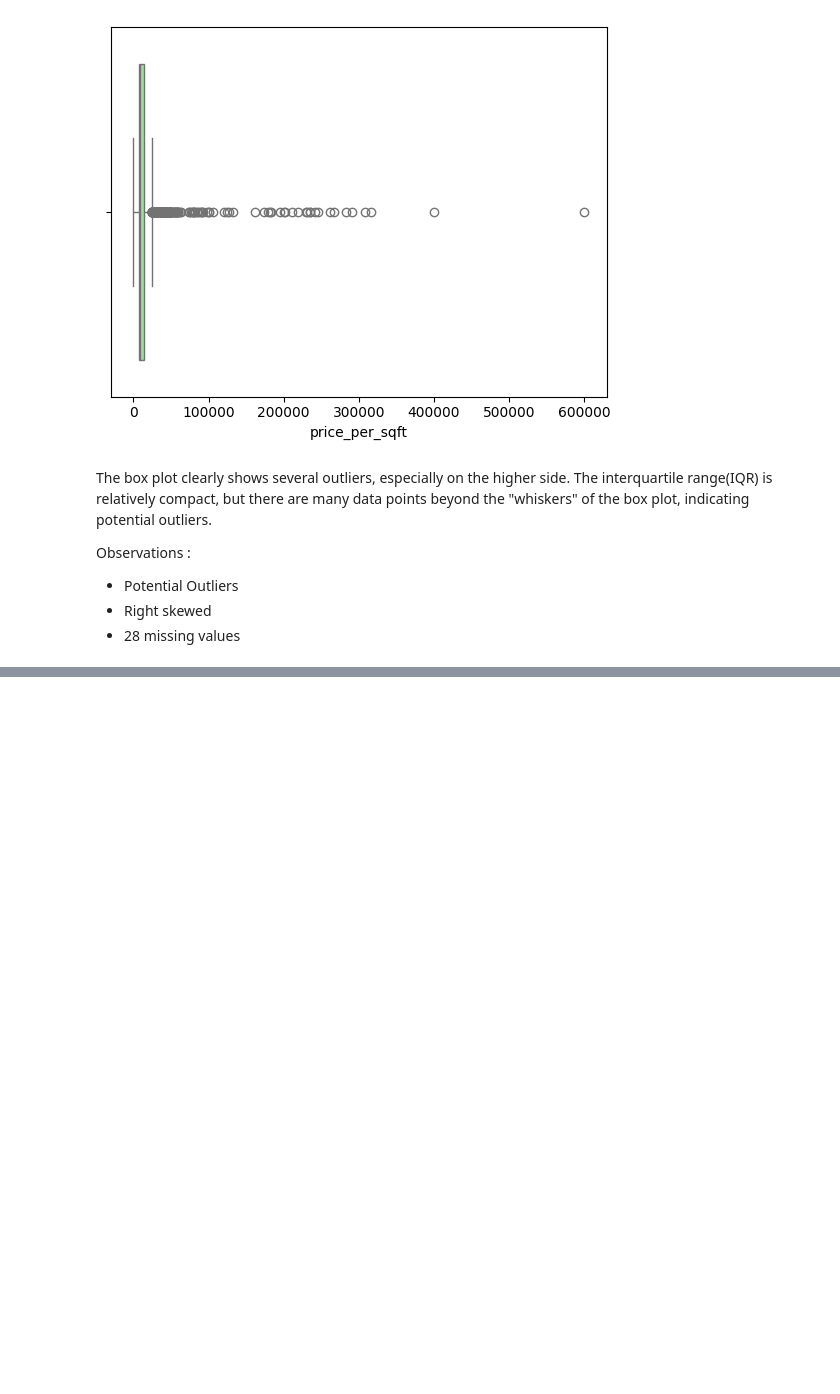
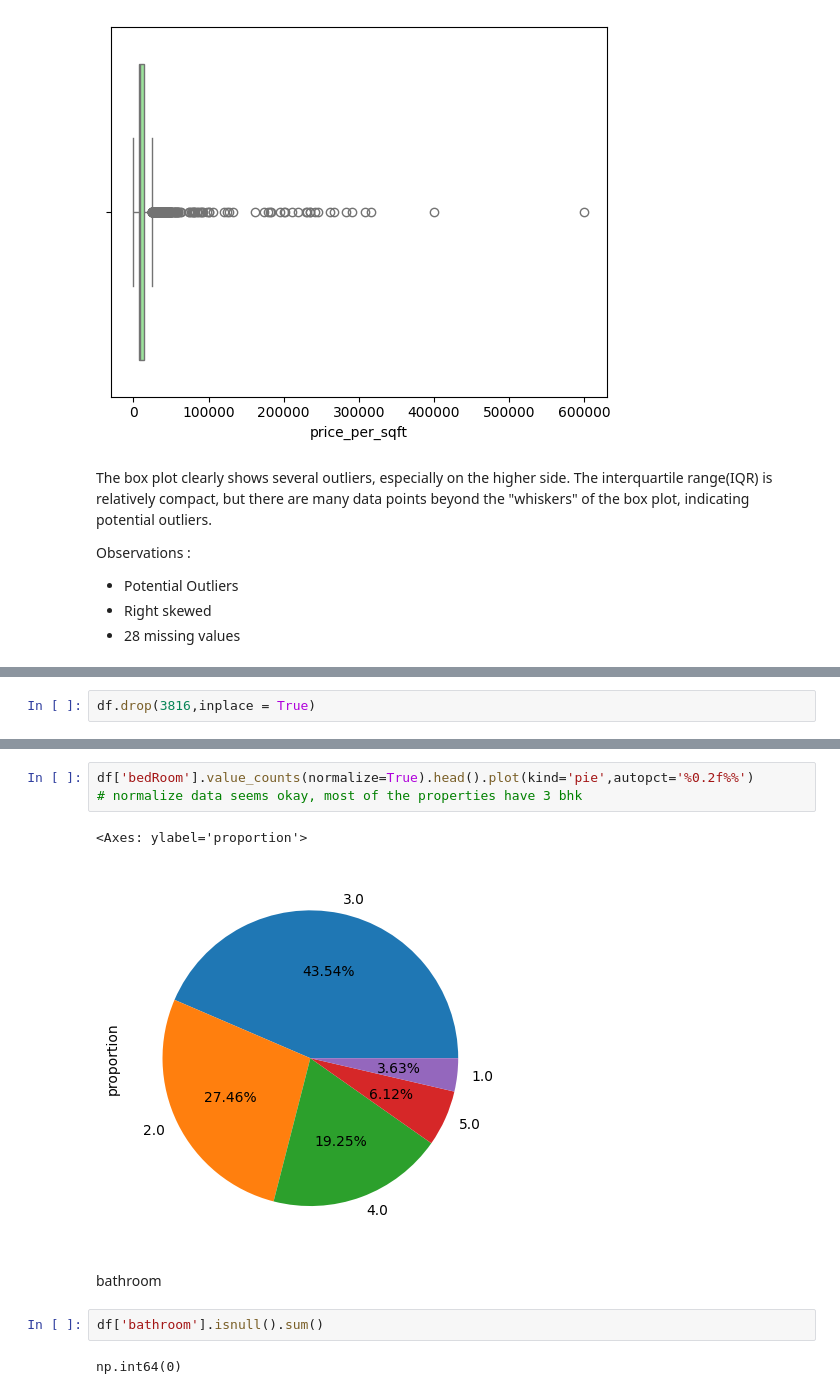
Before and after one commit to garvit1408/NestWise-, a Jupyter notebook: 4 - EDA/eda-univariate-analysis.ipynb, the cells around one changed output, grey strips where cells are left out. Drawn from its saved outputs; the diff is of its cells as text; blank space fills up the shorter version.

Commit message:
eda : bedRoom, bathroom, balcony, floorNum, facing, agePossession

```diff
--- a/4 - EDA/eda-univariate-analysis.ipynb
+++ b/4 - EDA/eda-univariate-analysis.ipynb
@@ -379,0 +391,2 @@ Observations :
+# %%
+df.drop(3816,inplace = True)
@@ -379,0 +417,12 @@ Observations :
+# %%
+df['bedRoom'].value_counts(normalize=True).head().plot(kind='pie',autopct='%0.2f%%')
+# normalize data seems okay, most of the properties have 3 bhk
+# %% [output]
+<Axes: ylabel='proportion'>
+[figure, added]
+# %% [markdown]
+bathroom
+# %%
+df['bathroom'].isnull().sum()
+# %% [output]
+np.int64(0)
```
Also changed, not shown: parts of 25 cells of this notebook.
